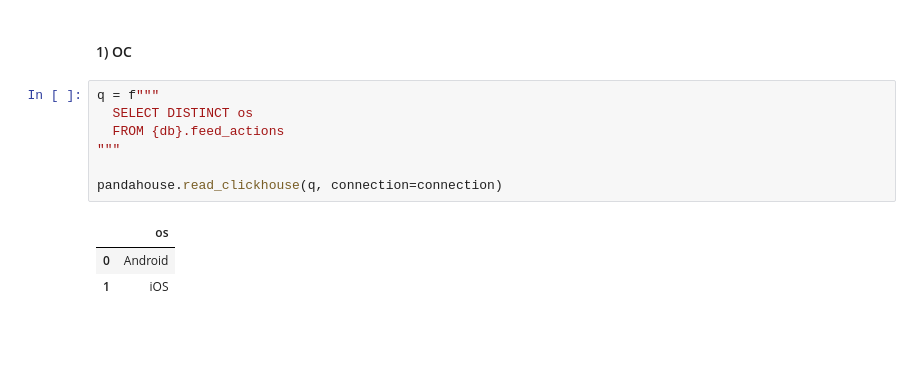
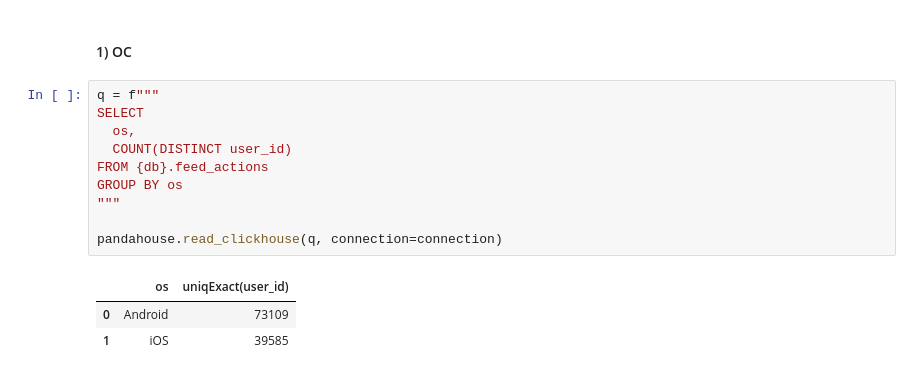
Before and after one commit to vsgrabchuk/KCSDA-metrics-falldown-analysis, a Jupyter notebook: KCSDA_metrics_falldown_analysis.ipynb, the cells around one changed output. Saved outputs shown, nothing was run; the diff lists cells and outputs as text; blank space fills up the shorter version.

```diff
--- a/KCSDA_metrics_falldown_analysis.ipynb
+++ b/KCSDA_metrics_falldown_analysis.ipynb
@@ -227,12 +228,15 @@ df
 #### 1) ОС
 # %%
 q = f"""
-  SELECT DISTINCT os
-  FROM {db}.feed_actions
+SELECT
+  os,
+  COUNT(DISTINCT user_id)
+FROM {db}.feed_actions
+GROUP BY os
 """
 
 pandahouse.read_clickhouse(q, connection=connection)
 # %% [output]
-|  | os |
-| 0 | Android |
-| 1 | iOS |
+|  | os | uniqExact(user_id) |
+| 0 | Android | 73109 |
+| 1 | iOS | 39585 |
```
Also changed, not shown: parts of 13 cells of this notebook.
